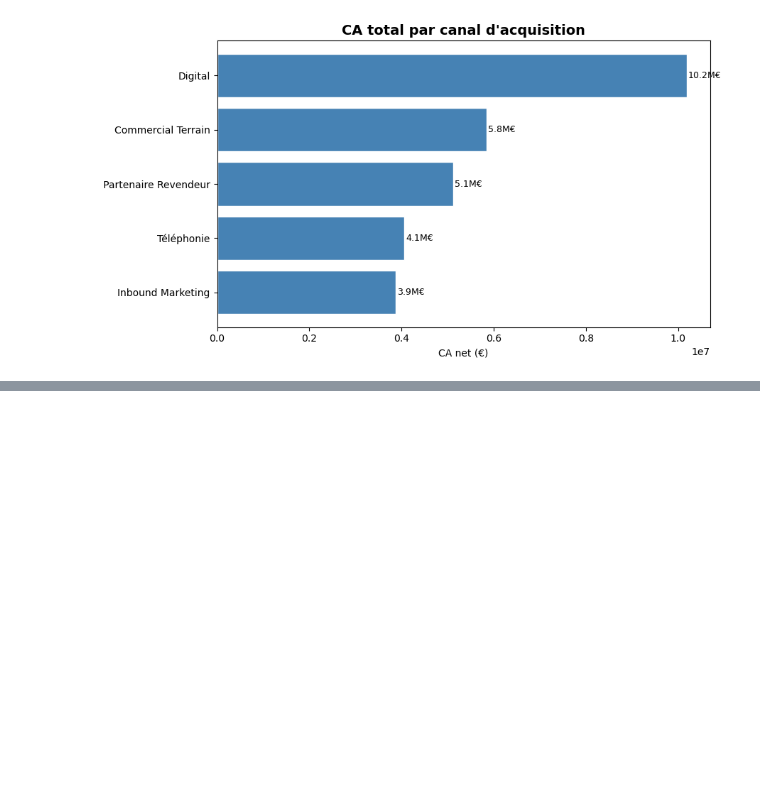
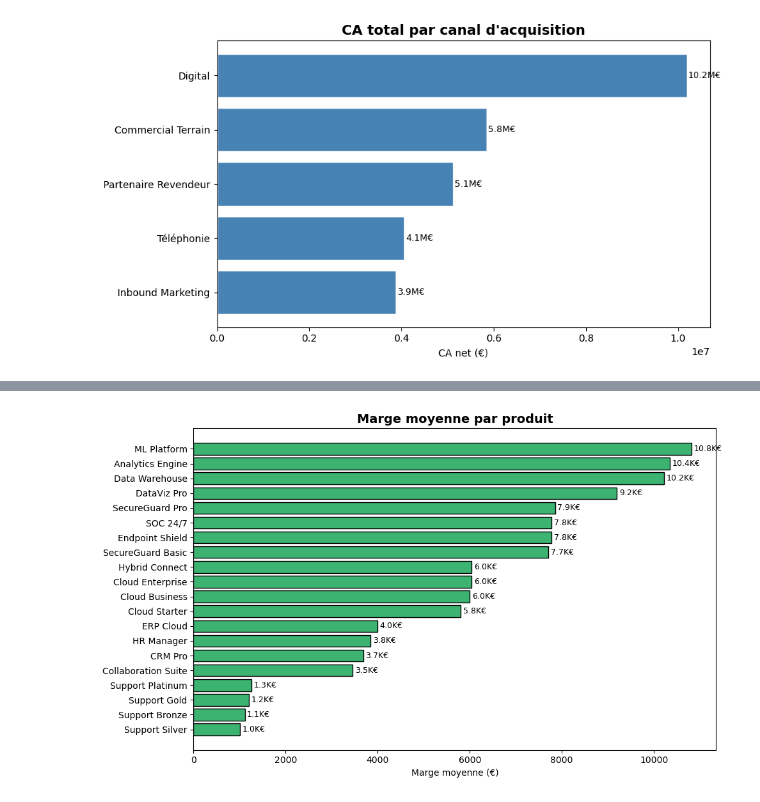
Before and after one commit to bengalybakary225/Analyse-des-ventes-B2B, a Jupyter notebook: Analyse.ipynb, the cells around one changed output, grey strips where cells are left out. Saved outputs shown, nothing was run; the diff lists cells and outputs as text; code cells hidden in the pictures; blank space fills up the shorter version.

```diff
--- a/Analyse.ipynb
+++ b/Analyse.ipynb
@@ -238,0 +292,17 @@ plt.show()
+# %%
+# Marge moyenne par produit
+marge_par_produit = data_frame.groupby('produit')['marge_eur'].mean().sort_values()
+
+plt.figure(figsize=(10, 6))
+plt.barh(marge_par_produit.index, marge_par_produit.values,
+         color='mediumseagreen', edgecolor='black')
+
+for i, val in enumerate(marge_par_produit.values):
+    plt.text(val + 50, i, f'{val/1e3:.1f}K€', va='center', fontsize=9)
+
+plt.title("Marge moyenne par produit", fontsize=14, fontweight='bold')
+plt.xlabel("Marge moyenne (€)")
+plt.tight_layout()
+plt.show()
+# %% [output]
+[figure, added]
```
Also changed, not shown: parts of 7 cells of this notebook.
